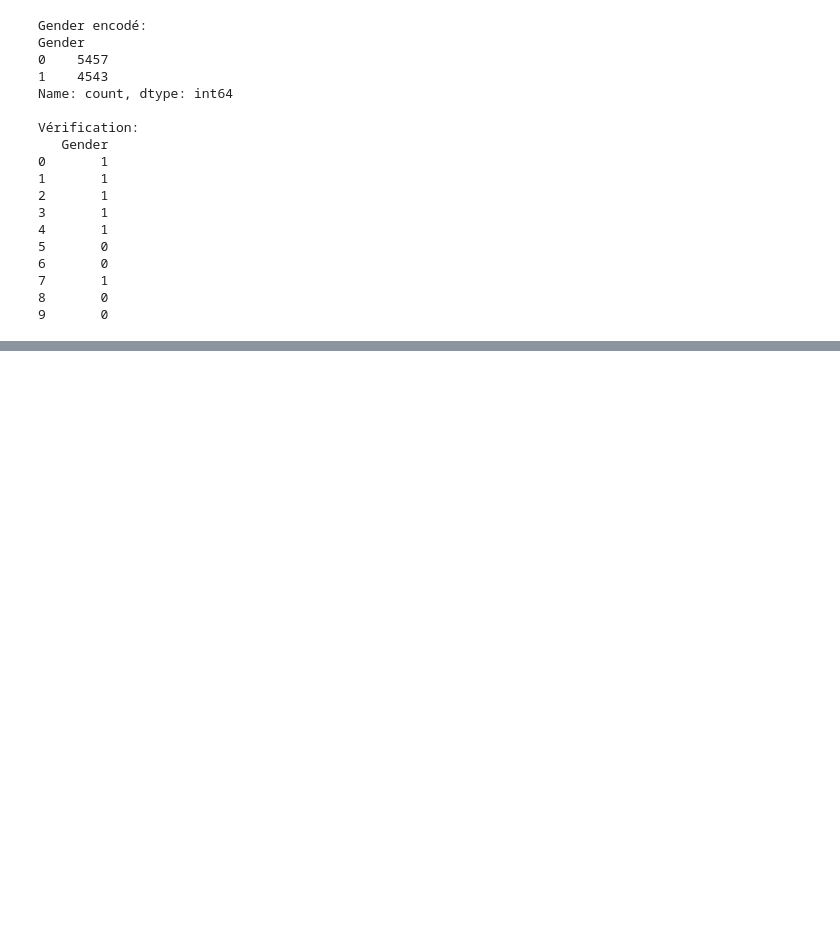
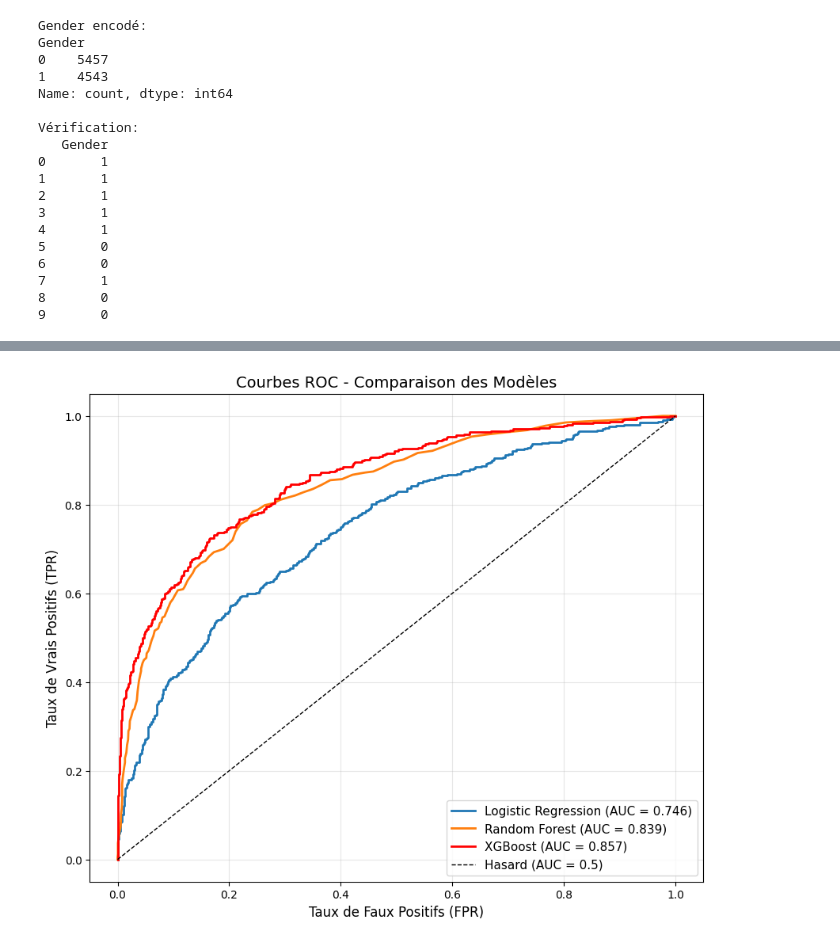
Before and after one commit to Ibrahym00/projet-data-science-fac, a Jupyter notebook: notebooks/02_preprocessing_modeling.ipynb, the cells around one changed output, grey strips where cells are left out. Saved outputs shown, nothing was run; the diff lists cells and outputs as text; code cells hidden in the pictures; blank space fills up the shorter version.

```diff
--- a/notebooks/02_preprocessing_modeling.ipynb
+++ b/notebooks/02_preprocessing_modeling.ipynb
@@ -167,0 +375,24 @@ print(df_encoded.head())
+# %%
+# Modèle 2: Random Forest
+print("Entraînement Random Forest...")
+
+rf_model = RandomForestClassifier(
+    n_estimators=100,    # 100 arbres
+    random_state=42,
+    n_jobs=-1            # Utilise tous les CPU
+)
+rf_model.fit(X_train_balanced, y_train_balanced)
+
+# Prédictions
+y_pred_rf = rf_model.predict(X_test)
+
+# Évaluation
+accuracy_rf = accuracy_score(y_test, y_pred_rf)
+roc_auc_rf = roc_auc_score(y_test, rf_model.predict_proba(X_test)[:, 1])
+
+print(f"\nRandom Forest:")
+print(f"  Accuracy: {accuracy_rf:.4f}")
+print(f"  ROC-AUC: {roc_auc_rf:.4f}")
+
+print("\nClassification Report:")
+print(classification_report(y_test, y_pred_rf, target_names=['Reste (0)', 'Part (1)']))
@@ -167,0 +531,23 @@ print(df_encoded.head())
+# %%
+from sklearn.metrics import roc_curve, auc
+
+# Calculer les courbes ROC pour chaque modèle
+fpr_lr, tpr_lr, _ = roc_curve(y_test, lr_model.predict_proba(X_test)[:, 1])
+fpr_rf, tpr_rf, _ = roc_curve(y_test, rf_model.predict_proba(X_test)[:, 1])
+fpr_xgb, tpr_xgb, _ = roc_curve(y_test, xgb_model.predict_proba(X_test)[:, 1])
+
+# Visualisation
+plt.figure(figsize=(10, 8))
+plt.plot(fpr_lr, tpr_lr, label=f'Logistic Regression (AUC = {roc_auc_lr:.3f})', linewidth=2)
+plt.plot(fpr_rf, tpr_rf, label=f'Random Forest (AUC = {roc_auc_rf:.3f})', linewidth=2)
+plt.plot(fpr_xgb, tpr_xgb, label=f'XGBoost (AUC = {roc_auc_xgb:.3f})', linewidth=2, color='red')
+plt.plot([0, 1], [0, 1], 'k--', label='Hasard (AUC = 0.5)', linewidth=1)
+
+plt.xlabel('Taux de Faux Positifs (FPR)', fontsize=12)
+plt.ylabel('Taux de Vrais Positifs (TPR)', fontsize=12)
+plt.title('Courbes ROC - Comparaison des Modèles', fontsize=14)
+plt.legend(loc='lower right', fontsize=11)
+plt.grid(alpha=0.3)
+plt.show()
+# %% [output]
+[figure, added]
```
Also changed, not shown: parts of 21 cells of this notebook.
